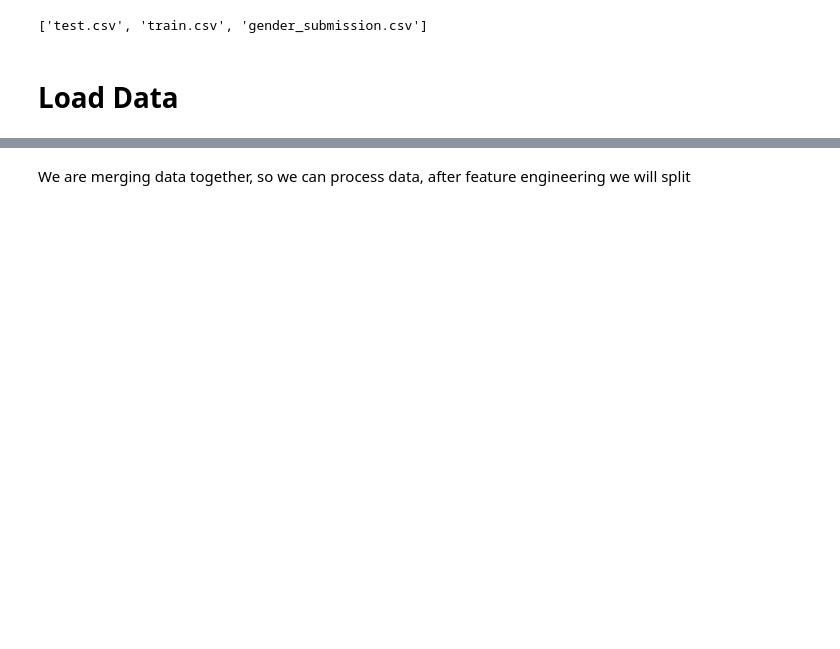
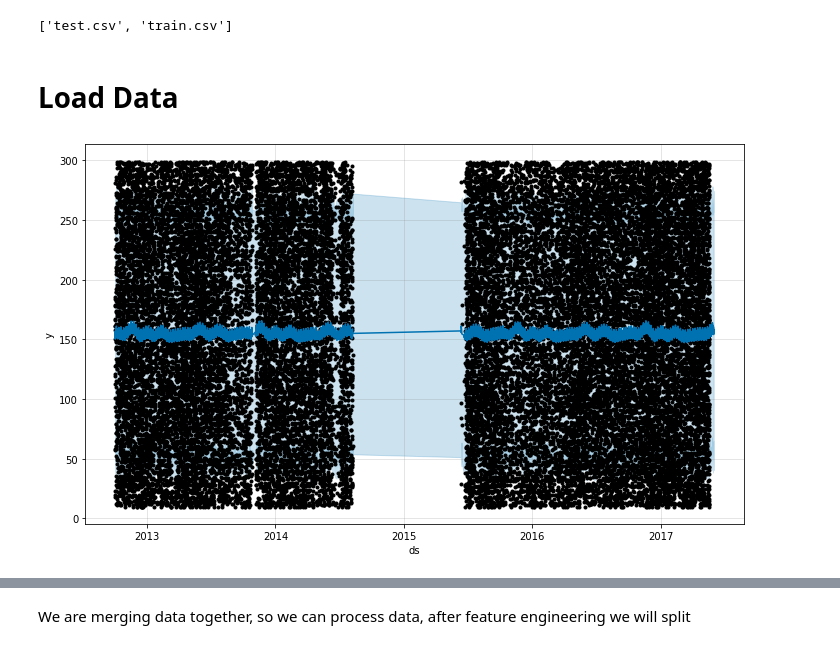
Before and after one commit to ashishpatel0720/ml, a Jupyter notebook: src/problems/hackerearth/notebook/AirQuanlityIndexPredictor.ipynb, the cells around one changed output, grey strips where cells are left out. Cells and saved outputs as stored; diff of their text form; code cells hidden in the pictures; blank space fills up the shorter version.

```diff
--- a/src/problems/hackerearth/notebook/AirQuanlityIndexPredictor.ipynb
+++ b/src/problems/hackerearth/notebook/AirQuanlityIndexPredictor.ipynb
@@ -1,8 +1,4 @@
 # %%
-# This Python 3 environment comes with many helpful analytics libraries installed
-# It is defined by the kaggle/python docker image: https://github.com/kaggle/docker-python
-# For example, here's several helpful packages to load in
-
 import numpy as np # linear algebra
 import pandas as pd # data processing, CSV file I/O (e.g. pd.read_csv)
 import matplotlib.pyplot as plt
@@ -15,21 +11,38 @@ from sklearn.model_selection import cross_val_score,GridSearchCV
 
 from sklearn import ensemble
 import xgboost
-
+import sys
 import warnings
-warnings.filterwarnings('ignore')
-
 # Input data files are available in the "../input/" directory.
 # For example, running this (by clicking run or pressing Shift+Enter) will list the files in the input directory
+import os
+
+warnings.filterwarnings('ignore')
+pd.set_option('display.max_rows', None)
+pd.set_option('display.max_columns', None)
+pd.set_option('display.width', None)
+pd.set_option('display.max_colwidth', -1)
+
 
 import os
 print(os.listdir("../data")) # this will list files in input directory
 
 # Any results you write to the current directory are saved as output.
 # %% [output]
-['test.csv', 'train.csv', 'gender_submission.csv']
+['test.csv', 'train.csv']
 # %% [markdown]
 # Load Data
 # %%
 raw_train=pd.read_csv('../data/train.csv')
 raw_test=pd.read_csv('../data/test.csv')
+# %%
+from fbprophet import Prophet
+df = pd.read_csv('../data/train.csv')
+df['ds']=df['date_time']
+df['y']=df['air_pollution_index']
+m = Prophet(changepoint_prior_scale=0.01).fit(df)
+future = m.make_future_dataframe(periods=300, freq='H')
+fcst = m.predict(future)
+fig = m.plot(fcst)
+# %% [output]
+[figure, added]
```
Also changed, not shown: parts of 48 cells of this notebook, 2 other files.
